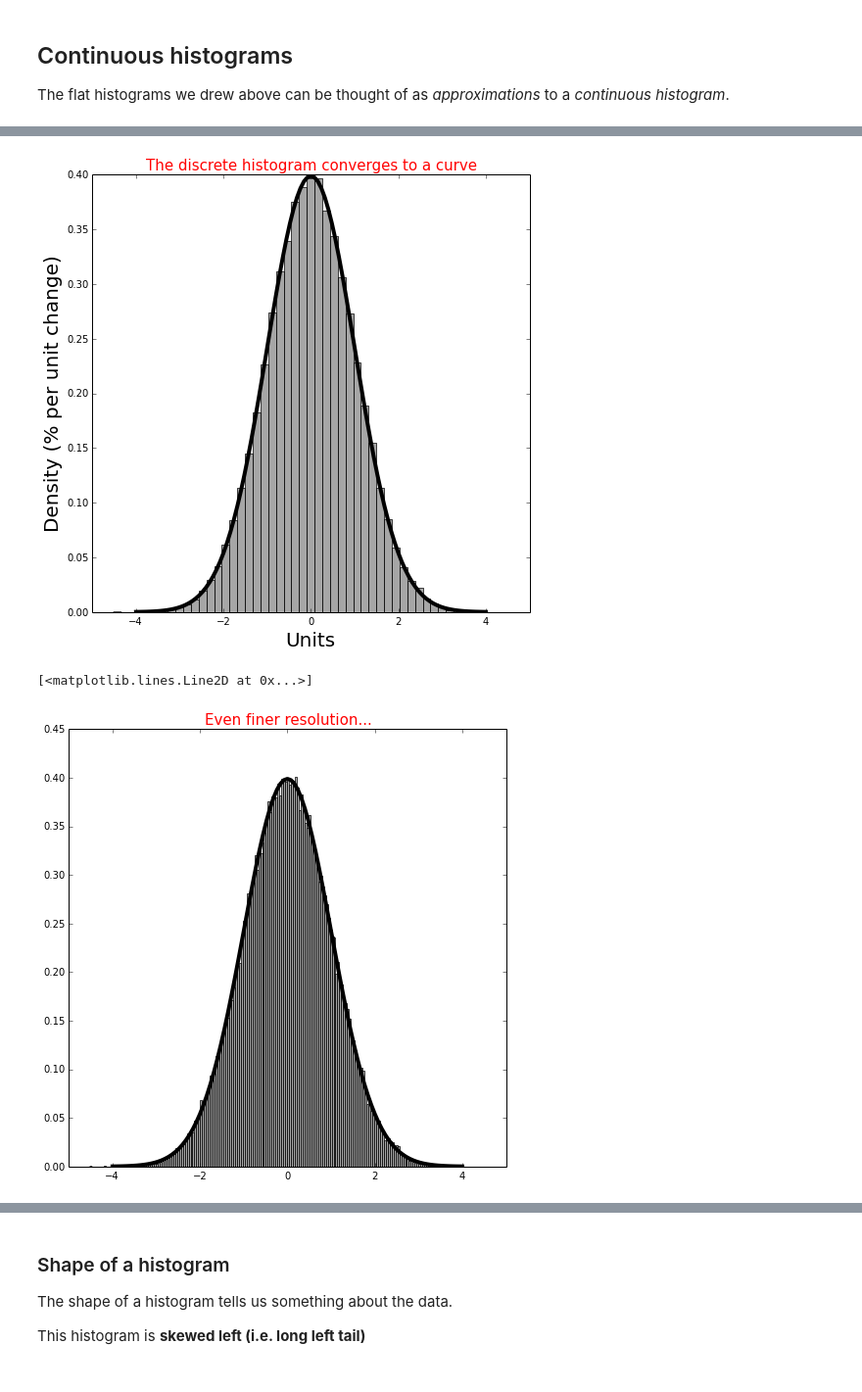
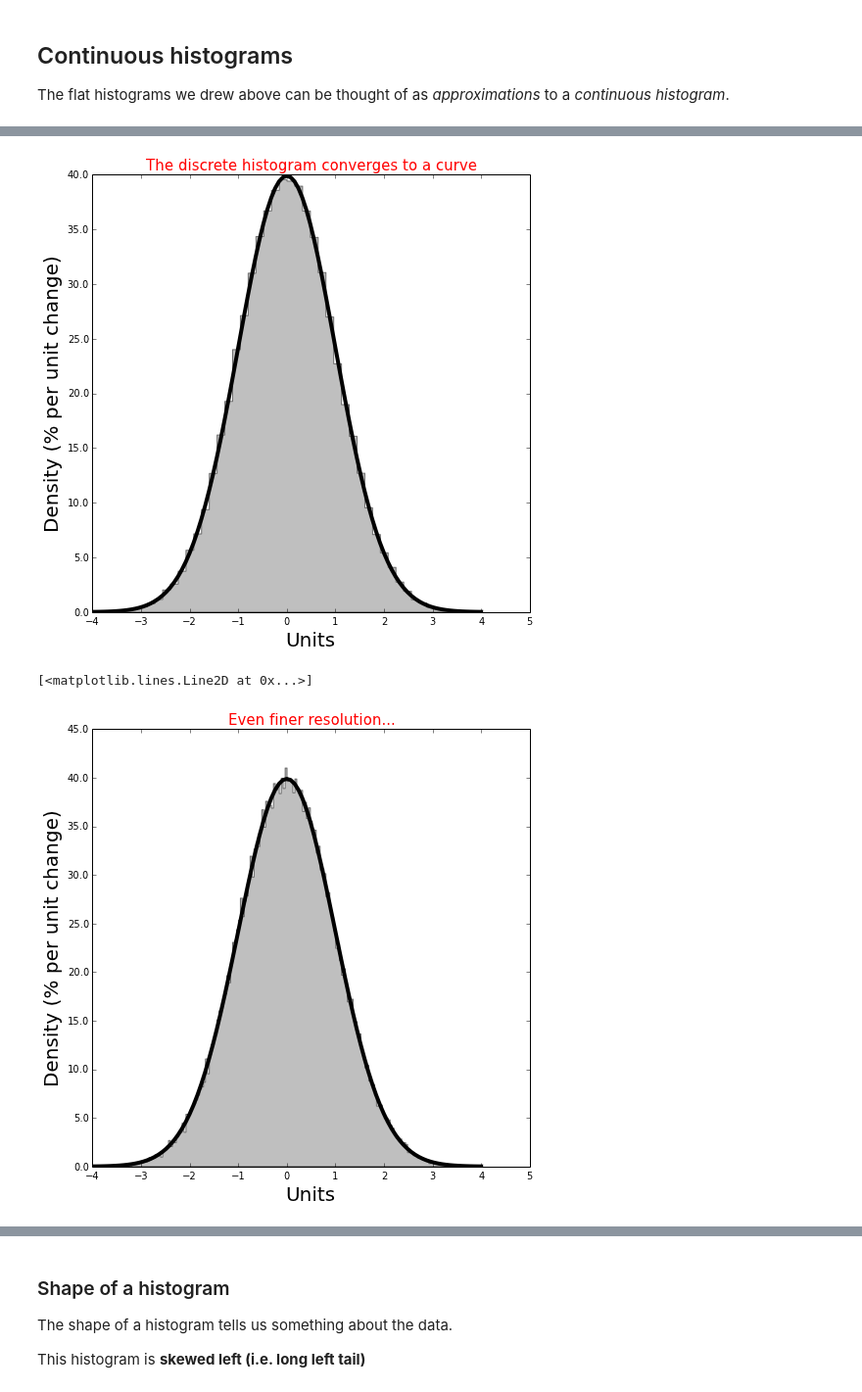
Before and after one commit to jonathan-taylor/stats60, a Jupyter notebook: Graphical Summaries.ipynb, the cells around one changed output, grey strips where cells are left out. Shown at 98% size. Drawn from its saved outputs; the diff is of its cells as text; code cells hidden in the pictures.

```diff
--- a/Graphical Summaries.ipynb
+++ b/Graphical Summaries.ipynb
@@ -145,9 +150,9 @@ The flat histograms we drew above can be thought of as
 # %%
 sample = np.random.standard_normal((100000,))
 plt.figure(figsize=(8,8))
-hist_opts = {'facecolor':'gray', 'alpha':0.7, 'normed':True}
-hist_coarse = plt.hist(sample, **hist_opts)
-plt.gca().set_xlabel('Units', fontsize=20)
-plt.gca().set_ylabel('Density (% per unit change)', fontsize=20)
+hist_opts = {'facecolor':'gray', 'alpha':0.5, 'histtype':'stepfilled'}
+hist_coarse, dens_coarse = flat_density(sample, **hist_opts)
+hist_coarse.set_xlabel('Units', fontsize=20)
+hist_coarse.set_ylabel('Density (% per unit change)', fontsize=20)
 # %% [output]
 <matplotlib.text.Text at 0x...>
@@ -171,19 +176,18 @@ plt.gca().set_ylabel('Density (% per unit change)', fontsize=20)
 # %%
-finer_ax = finer_fig.gca()
 from scipy.stats import norm as ndist
 X = np.linspace(-4,4,101)
-finer_ax.set_xlabel('Units', fontsize=20)
-finer_ax.set_ylabel('Density (% per unit change)', fontsize=20)
-finer_ax.plot(X, ndist.pdf(X), c='k', linewidth=4)
-finer_ax.set_title('The discrete histogram converges to a curve', fontsize=15, color='red')
-finer_fig
+hist_finer.plot(X, ndist.pdf(X), c='k', linewidth=4)
+hist_finer.set_title('The discrete histogram converges to a curve', fontsize=15, color='red')
+hist_finer.figure
 # %% [output]
-[figure, old version]
+[figure, new version]
 # %%
-finest_fig = plt.figure(figsize=(8,8))
-plt.hist(sample, bins=200, **hist_opts)
-finest_fig.gca().set_title('Even finer resolution...', fontsize=15, color='red')
-finest_fig.gca().plot(X, ndist.pdf(X), c='k', linewidth=4)
+plt.figure(figsize=(8,8))
+hist_finest, dens_finest = flat_density(sample, bins=200, **hist_opts)
+hist_finest.set_xlabel('Units', fontsize=20)
+hist_finest.set_ylabel('Density (% per unit change)', fontsize=20)
+hist_finest.set_title('Even finer resolution...', fontsize=15, color='red')
+hist_finest.plot(X, ndist.pdf(X), c='k', linewidth=4)
 # %% [output]
 [<matplotlib.lines.Line2D at 0x...>]
-[figure, old version]
+[figure, new version]
```
Also changed, not shown: parts of 23 cells of this notebook, 4 other files.
